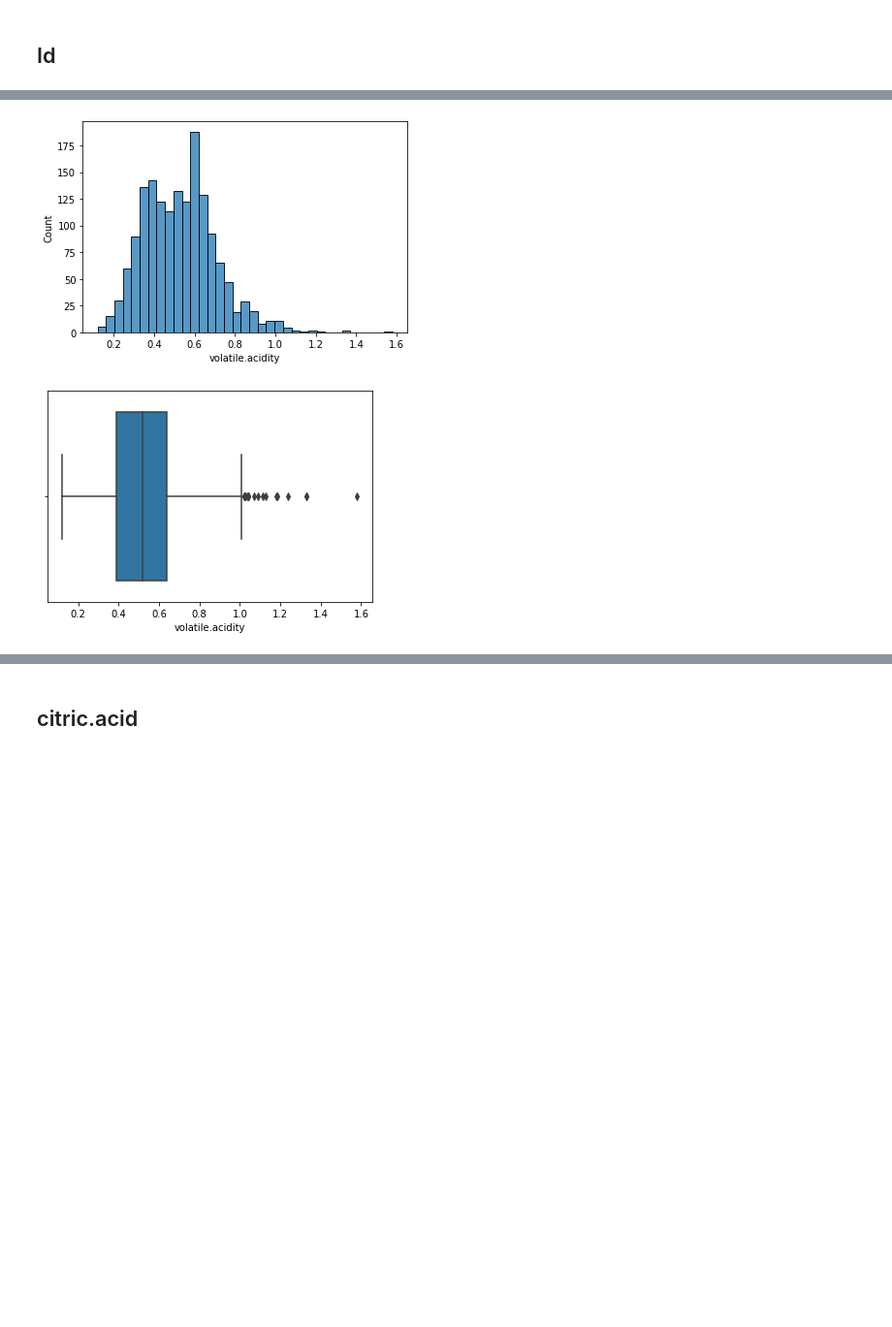
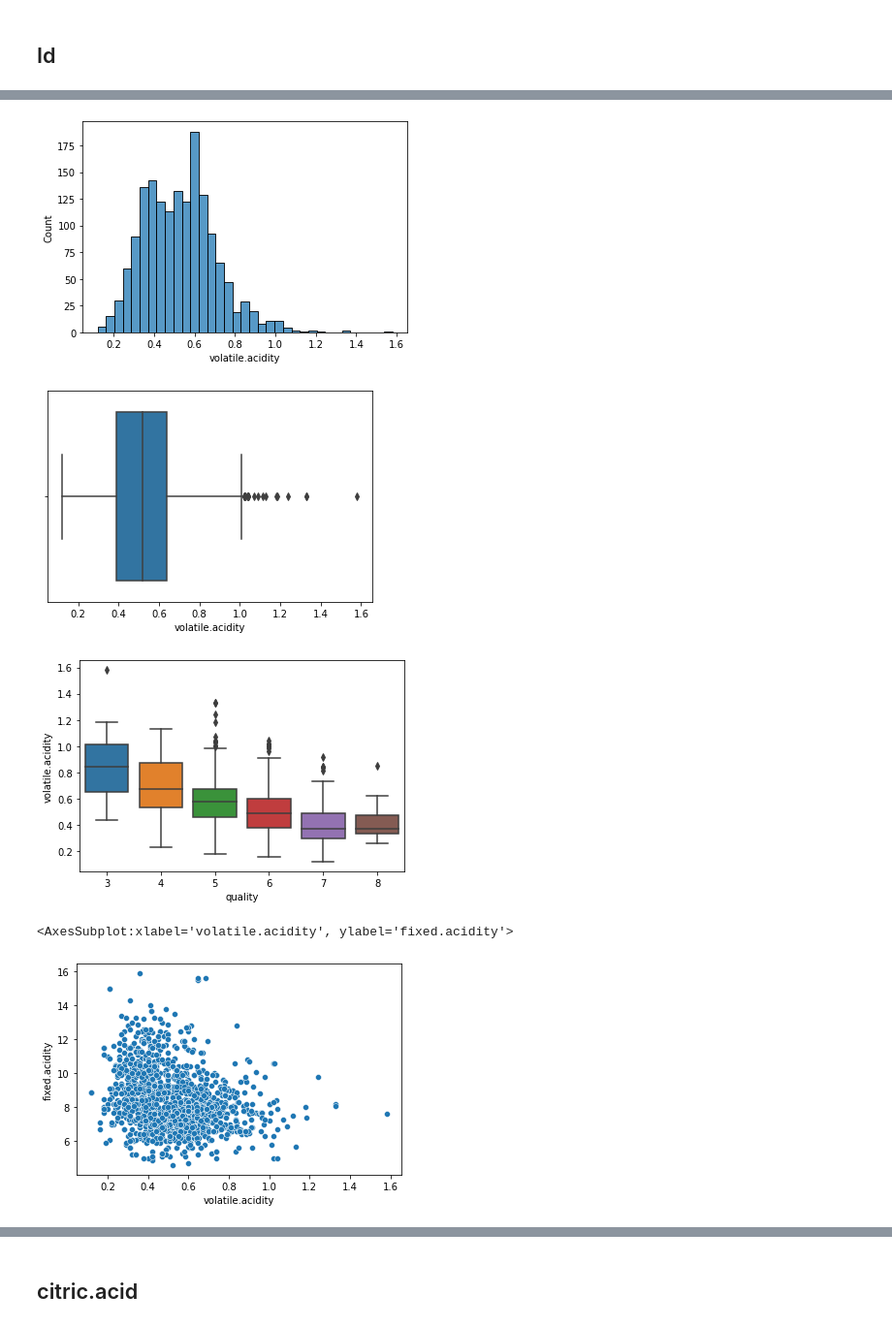
Before and after one commit to leo-hoet/explotaciondedatos, a Jupyter notebook: tp3.ipynb, the cells around one changed output, grey strips where cells are left out. Shown at 97% size. Drawn from its saved outputs; the diff is of its cells as text; code cells hidden in the pictures; blank space fills up the shorter version.

```diff
--- a/tp3.ipynb
+++ b/tp3.ipynb
@@ -68,24 +80,30 @@ sns.boxplot(data=df,x='quality',y='fixed.acidity')
 # %%
 key = 'volatile.acidity'
 print(df[key].describe())
 [print(x) for x in pd.isnull(df[key]) if x]
 print("Range: ", max(df[key]) - min(df[key]))
 print("Intercuartil range: ", df[key].quantile(0.75) - df[key].quantile(0.25))
 sns.histplot(data=df,x=key)
 plt.show()
 sns.boxplot(data=df,x=key)
 plt.show()
+sns.boxplot(data=df,x='quality',y='volatile.acidity')
+plt.show()
+sns.scatterplot(data=df,x=key,y='fixed.acidity')
 # %% [output]
 count    1599.000000
 mean        0.527821
 std         0.179060
 min         0.120000
 25%         0.390000
 50%         0.520000
 75%         0.640000
 max         1.580000
 Name: volatile.acidity, dtype: float64
 Range:  1.46
 Intercuartil range:  0.25
 [figure]
 [figure]
+[figure, added]
+<AxesSubplot:xlabel='volatile.acidity', ylabel='fixed.acidity'>
+[figure, added]
```
Also changed, not shown: parts of 53 cells of this notebook, 2 other files.
